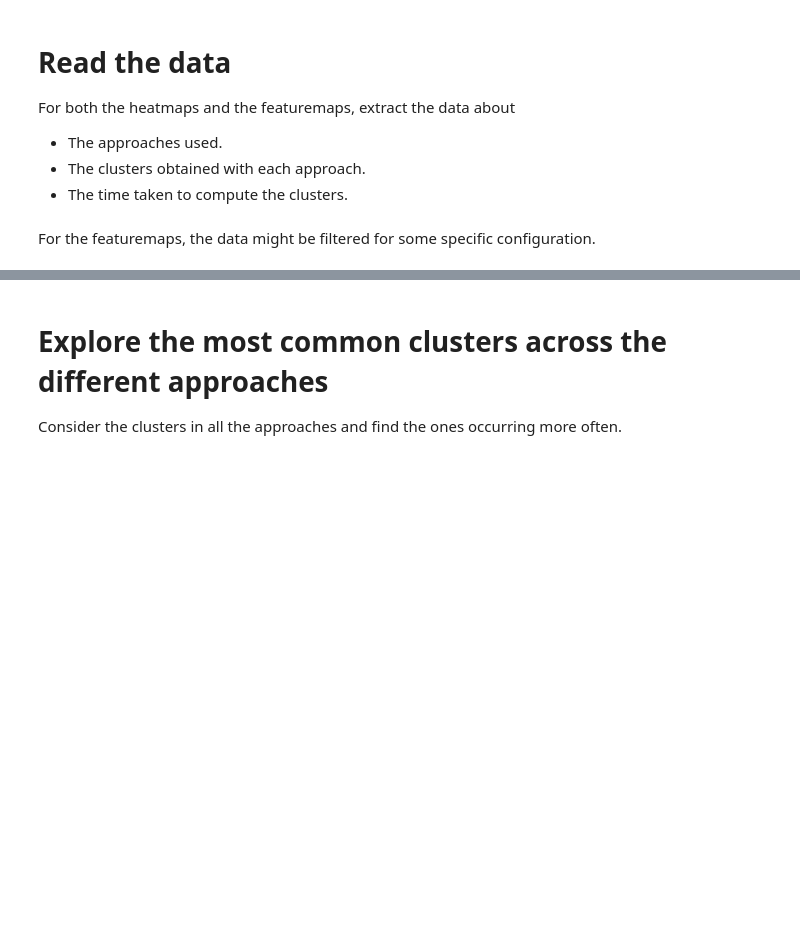
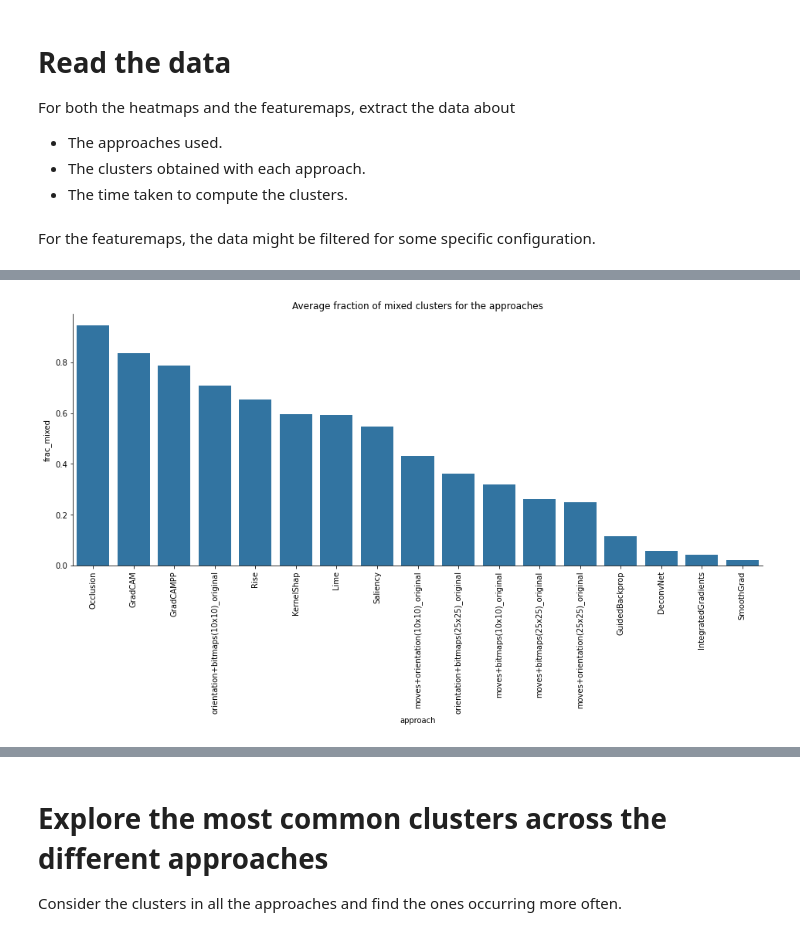
Before and after one commit to lodovicoazzini/unboxer, a Jupyter notebook: playground/explore_data.ipynb, the cells around one changed output, grey strips where cells are left out. Saved outputs shown, nothing was run; the diff lists cells and outputs as text; code cells hidden in the pictures; blank space fills up the shorter version.

```diff
--- a/playground/explore_data.ipynb
+++ b/playground/explore_data.ipynb
@@ -69,0 +14,21 @@ See the caveats in the documentation: https://pandas.pydata.org/pandas-docs/stab
+# %%
+import pandas as pd
+
+# Read the featuremaps clusters data
+featuremaps_df = pd.read_pickle('../logs/feature_combinations_clusters')
+# Compute the total time
+featuremaps_df['time'] = featuremaps_df['map_time'] + featuremaps_df['features_extraction']
+featuremaps_df = featuremaps_df.drop(columns=['map_time', 'features_extraction'])
+
+# Filter for the desired approach
+featuremaps_df = featuremaps_df[
+    # (featuremaps_df['map_size']  == '10x10') &
+    (featuremaps_df['mode'] == 'original')
+]
+
+featuremaps_df['approach'] = featuremaps_df.apply(
+    lambda row: f'{row["approach"]}({row["map_size"]})_{row["mode"]}',
+    axis=1
+)
+
+featuremaps_df
@@ -106,0 +125,17 @@ complete_df
+# %%
+import matplotlib.pyplot as plt
+import seaborn as sns
+from utils.general import save_figure
+
+fig = plt.figure(figsize=(16,6))
+sns.barplot(
+    x='approach',
+    y='frac_mixed',
+    data=complete_df.groupby('approach')[['frac_mixed']].mean().reset_index(drop=False).sort_values('frac_mixed', ascending=False),
+    color=sns.color_palette(n_colors=1)[0]
+).set_title('Average fraction of mixed clusters for the approaches')
+plt.xticks(rotation=90)
+sns.despine()
+save_figure(fig, '/Users/lodovicoazzini/Desktop/explore_data/frac_mixed')
+# %% [output]
+[figure, added]
```
Also changed, not shown: parts of 21 cells of this notebook, 10 other files.
